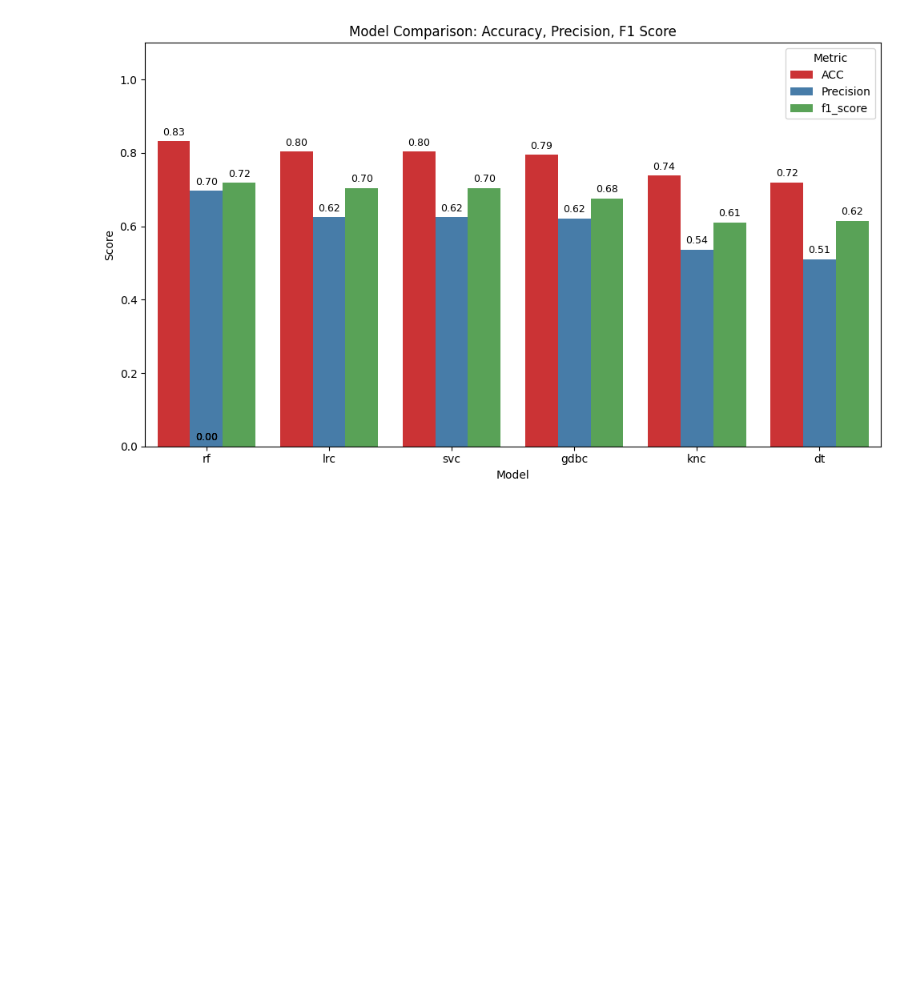
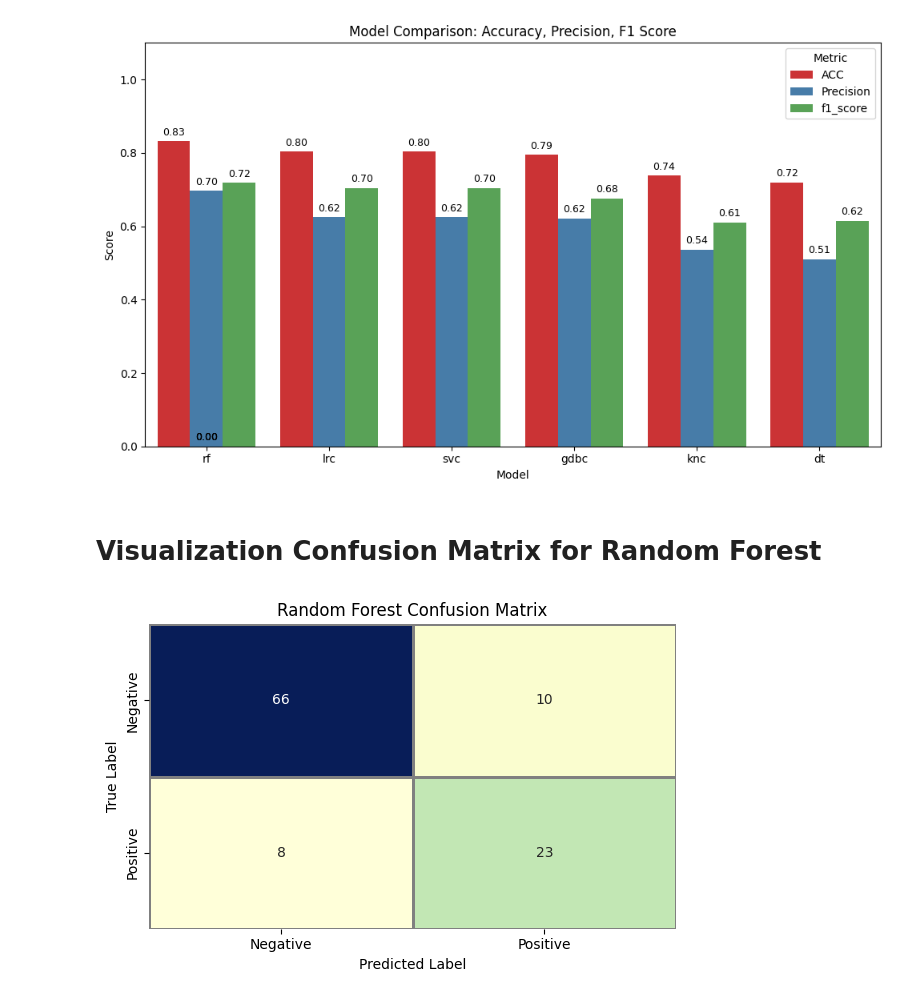
Before and after one commit to dinislamweb/diabetics-prediction-, a Jupyter notebook: diabetes_updated.ipynb, the cells around one changed output. Cells and saved outputs as stored; diff of their text form; code cells hidden in the pictures; blank space fills up the shorter version.

Commit message:
confusion matrix for random forest added

```diff
--- a/diabetes_updated.ipynb
+++ b/diabetes_updated.ipynb
@@ -720,3 +720,25 @@ plt.tight_layout()
 plt.show()
 # %% [output]
 [figure]
+# %% [markdown]
+# Visualization Confusion Matrix for Random Forest
+# %%
+# Confusion matrix for the Random Forest model
+conf_matrix_rf = [[66, 10],
+                  [8, 23]]
+# Class labels
+labels = ['Negative', 'Positive']
+
+# Plotting the heatmap
+plt.figure(figsize=(6, 4))
+sns.heatmap(conf_matrix_rf, annot=True, fmt='d', cmap='YlGnBu',
+            xticklabels=labels, yticklabels=labels,
+            cbar=False, linewidths=1, linecolor='gray')
+
+plt.title('Random Forest Confusion Matrix')
+plt.xlabel('Predicted Label')
+plt.ylabel('True Label')
+plt.tight_layout()
+plt.show()
+# %% [output]
+[figure, added]
```
Also changed, not shown: parts of 1 cell of this notebook.
